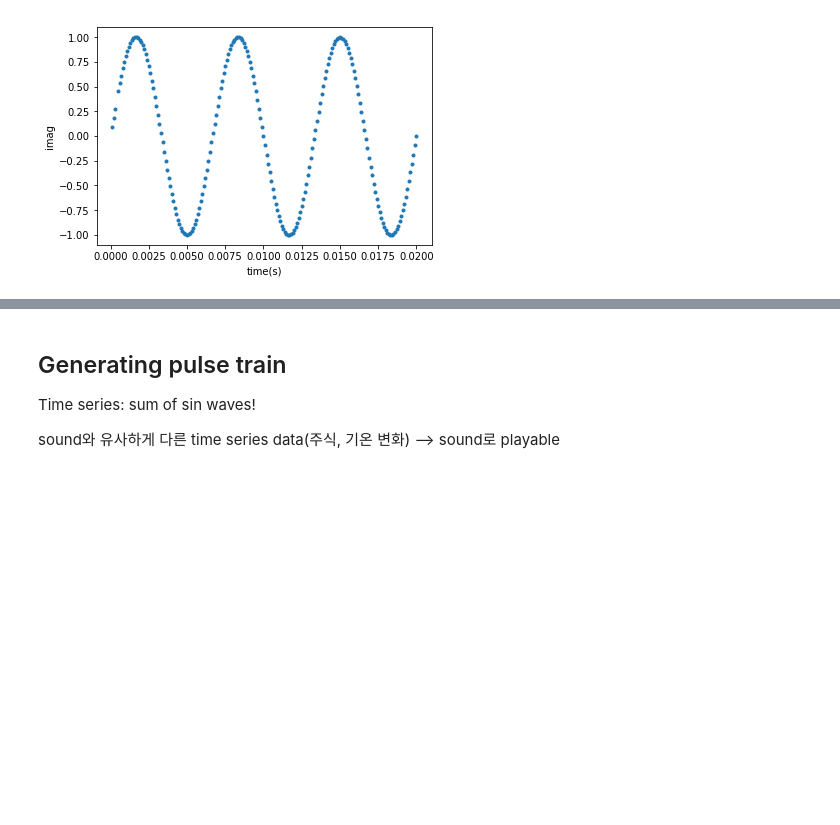
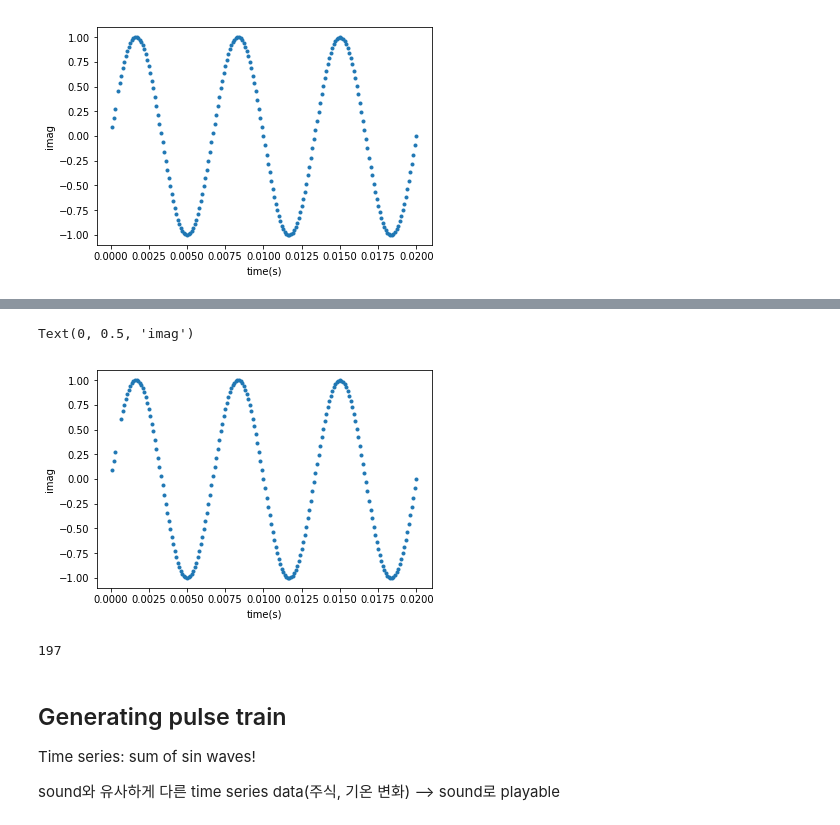
Before and after one commit to Jungwon-Chang/2019-1_ENGL437, a Jupyter notebook: my/09. Sound.ipynb, the cells around one changed output, grey strips where cells are left out. Cells and saved outputs as stored; diff of their text form; code cells hidden in the pictures; blank space fills up the shorter version.

```diff
--- a/my/09. Sound.ipynb
+++ b/my/09. Sound.ipynb
@@ -187,3 +196,16 @@ Text(0, 0.5, 'imag')
+# %%
+fig = plt.figure()
+ax = fig.add_subplot(111)
+ax.plot([n for i, n in enumerate(t[:200]) if i < 3 or i >= 6], [n for  i, n in enumerate(c.imag[:200]) if i < 3 or i >= 6], '.')
+ax.set_xlabel('time(s)')
+ax.set_ylabel('imag')
+# %% [output]
+Text(0, 0.5, 'imag')
+[figure, added]
+# %%
+len([n for i, n in enumerate(t[:200]) if i < 3 or i >= 6])
+# %% [output]
+197
 # %% [markdown]
 ## Generating pulse train
 Time series: sum of sin waves!
```
Also changed, not shown: parts of 13 cells of this notebook, 16 other files.
